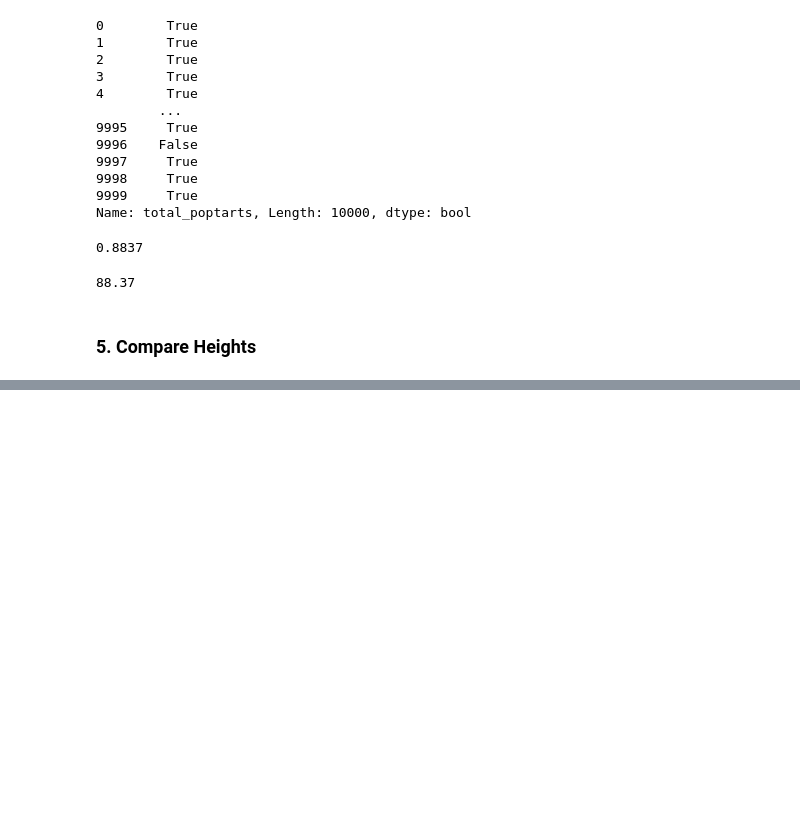
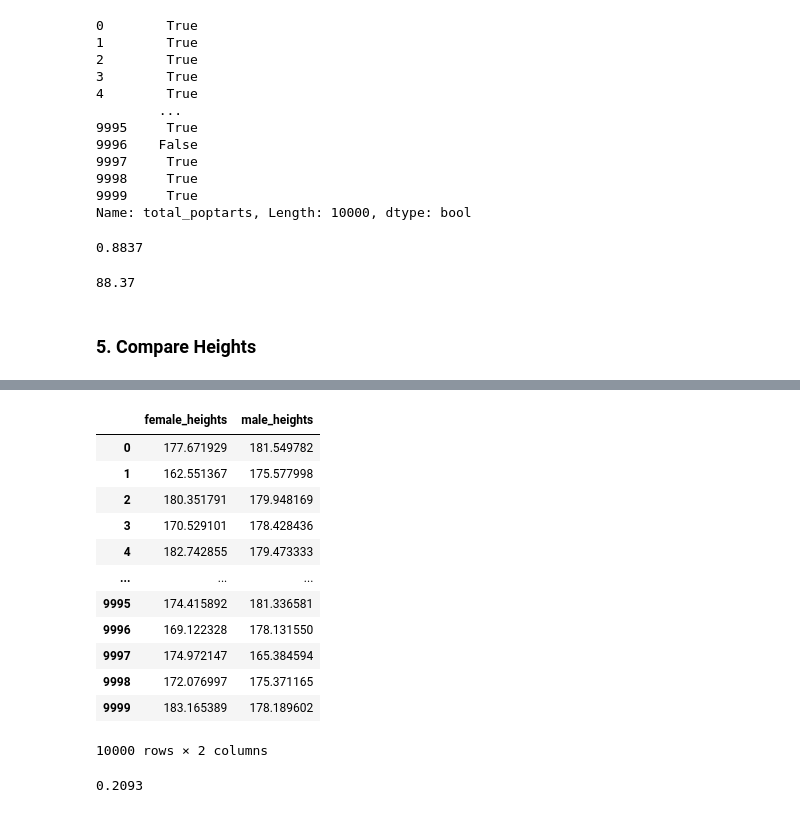
Before and after one commit to caroline-miller0921/statistics-exercises, a Jupyter notebook: simulation.ipynb, the cells around one changed output, grey strips where cells are left out. Cells and saved outputs as stored; diff of their text form; code cells hidden in the pictures; blank space fills up the shorter version.

```diff
--- a/simulation.ipynb
+++ b/simulation.ipynb
@@ -532,0 +569,4 @@ female_height_std = 6
+# %%
+female_height_generation = np.random.normal(female_avg_height, female_height_std, size=(outcomes, females))
+# %%
+female_height_generation = pd.DataFrame(female_height_generation)
@@ -532,0 +589,20 @@ female_height_std = 6
+# %%
+female_height_generation.rename(columns={0: 'female_heights'}, inplace = True)
+# %%
+heights = female_height_generation.join(male_height_generation)
+# %%
+heights
+# %% [output]
+|  | female_heights | male_heights |
+| 0 | 177.671929 | 181.549782 |
+| 1 | 162.551367 | 175.577998 |
+| 2 | 180.351791 | 179.948169 |
+| 3 | 170.529101 | 178.428436 |
+| 4 | 182.742855 | 179.473333 |
+| ... | ... | ... |
+| 9995 | 174.415892 | 181.336581 |
+| 9996 | 169.122328 | 178.131550 |
+| 9997 | 174.972147 | 165.384594 |
+| 9998 | 172.076997 | 175.371165 |
+| 9999 | 183.165389 | 178.189602 |
+10000 rows × 2 columns
@@ -532,0 +611,7 @@ female_height_std = 6
+# %%
+tall_women.mean()
+
+# this is the probability that a randomly selected female
+# will be taller than a randomly selected male
+# %% [output]
+0.2093
```
Also changed, not shown: parts of 10 cells of this notebook.
